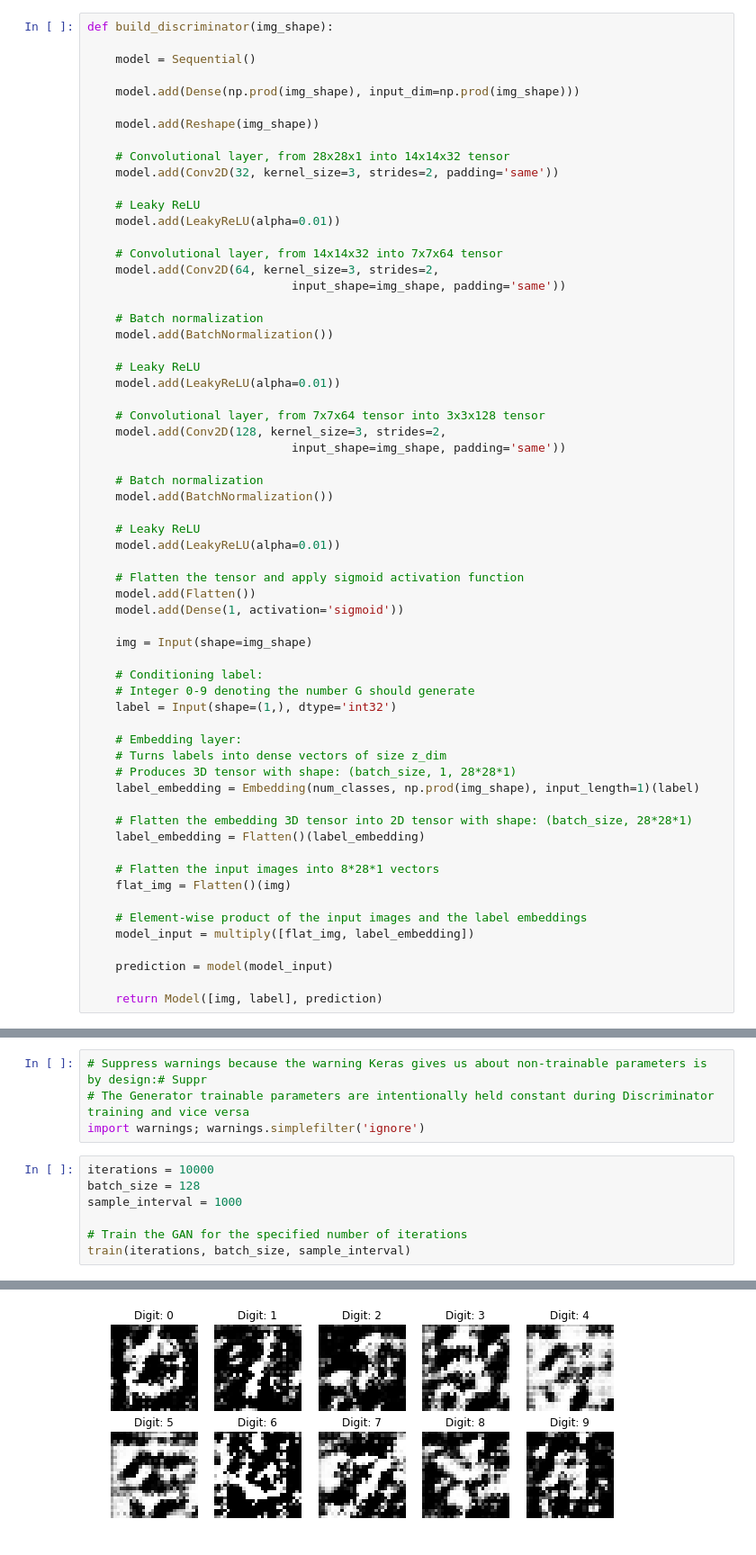
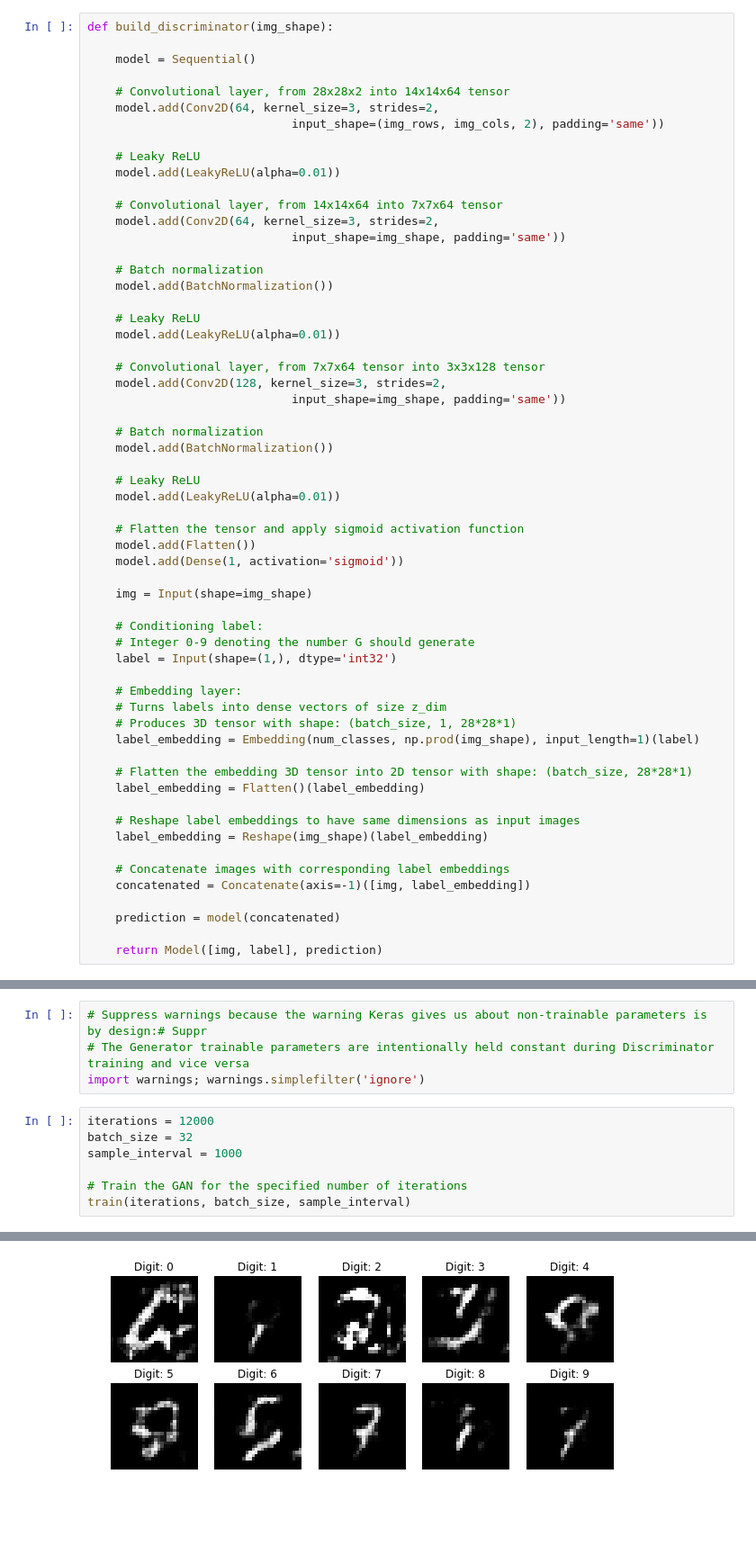
Before and after one commit to GANs-in-Action/gans-in-action, a Jupyter notebook: chapter-8/Chapter_8_CGAN.ipynb, the cells around one changed output, grey strips where cells are left out. Shown at 90% size. Cells and saved outputs as stored; diff of their text form; blank space fills up the shorter version.

```diff
--- a/chapter-8/Chapter_8_CGAN.ipynb
+++ b/chapter-8/Chapter_8_CGAN.ipynb
@@ -93,17 +93,14 @@ def build_discriminator(img_shape):
 
     model = Sequential()
 
-    model.add(Dense(np.prod(img_shape), input_dim=np.prod(img_shape)))
-
-    model.add(Reshape(img_shape))
-
-    # Convolutional layer, from 28x28x1 into 14x14x32 tensor
-    model.add(Conv2D(32, kernel_size=3, strides=2, padding='same'))
+    # Convolutional layer, from 28x28x2 into 14x14x64 tensor
+    model.add(Conv2D(64, kernel_size=3, strides=2,
+                             input_shape=(img_rows, img_cols, 2), padding='same'))
 
     # Leaky ReLU
     model.add(LeakyReLU(alpha=0.01))
 
-    # Convolutional layer, from 14x14x32 into 7x7x64 tensor
+    # Convolutional layer, from 14x14x64 into 7x7x64 tensor
     model.add(Conv2D(64, kernel_size=3, strides=2,
                              input_shape=img_shape, padding='same'))
 
@@ -141,13 +138,13 @@ def build_discriminator(img_shape):
     # Flatten the embedding 3D tensor into 2D tensor with shape: (batch_size, 28*28*1)
     label_embedding = Flatten()(label_embedding)
 
-    # Flatten the input images into 8*28*1 vectors
-    flat_img = Flatten()(img)
+    # Reshape label embeddings to have same dimensions as input images
+    label_embedding = Reshape(img_shape)(label_embedding)
 
-    # Element-wise product of the input images and the label embeddings
-    model_input = multiply([flat_img, label_embedding])
+    # Concatenate images with corresponding label embeddings
+    concatenated = Concatenate(axis=-1)([img, label_embedding])
 
-    prediction = model(model_input)
+    prediction = model(concatenated)
 
     return Model([img, label], prediction)
 # %% [markdown]
@@ -276,8 +273,8 @@ def sample_images(image_grid_rows=2, image_grid_columns=5):
 # The Generator trainable parameters are intentionally held constant during Discriminator training and vice versa
 import warnings; warnings.simplefilter('ignore')
 # %%
-iterations = 10000
-batch_size = 128
+iterations = 12000
+batch_size = 32
 sample_interval = 1000
 
 # Train the GAN for the specified number of iterations
@@ -298 +297 @@ train(iterations, batch_size, sample_interval)
-[figure, old version]
+[figure, new version]
```
Also changed, not shown: parts of 5 cells of this notebook.
